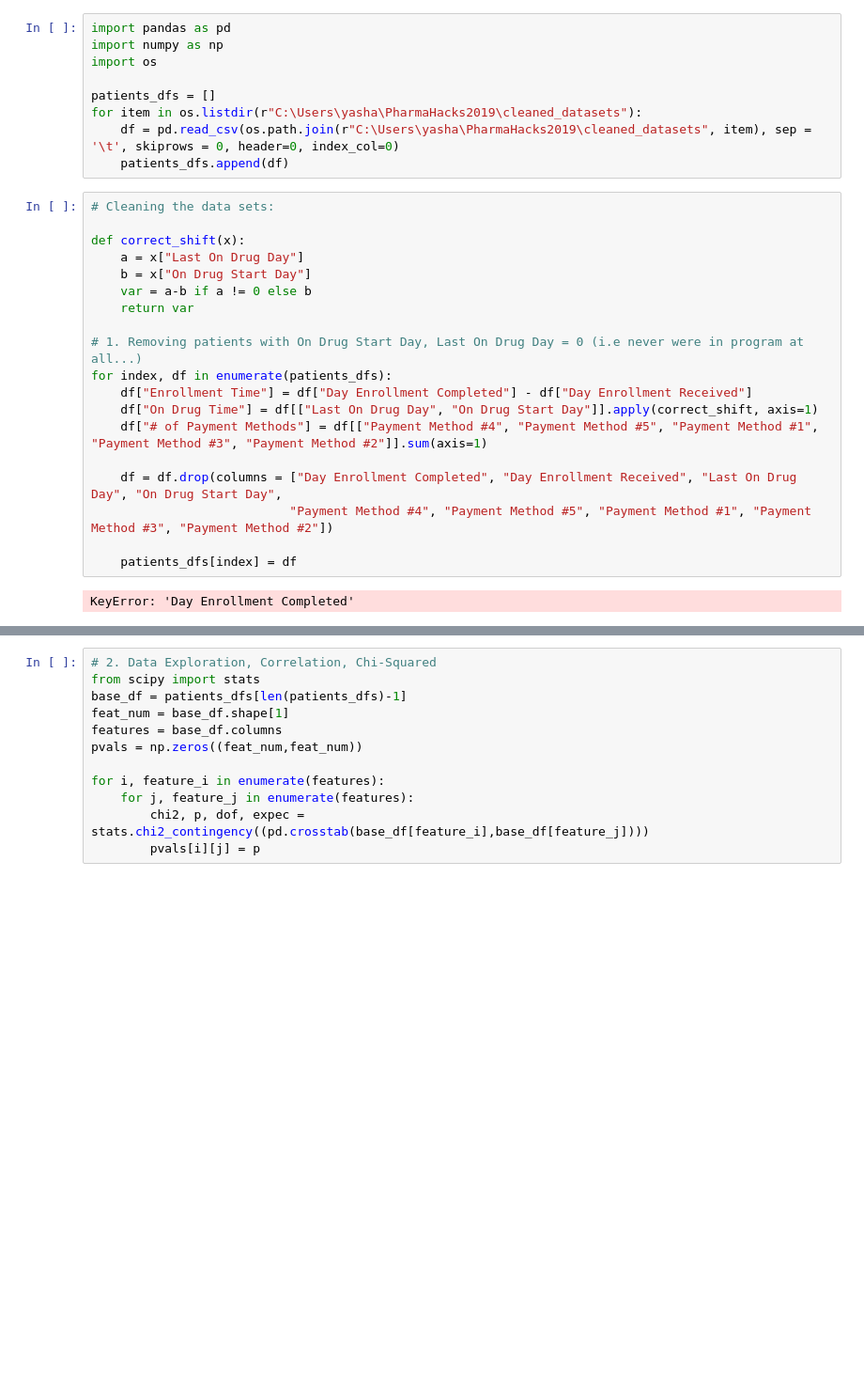
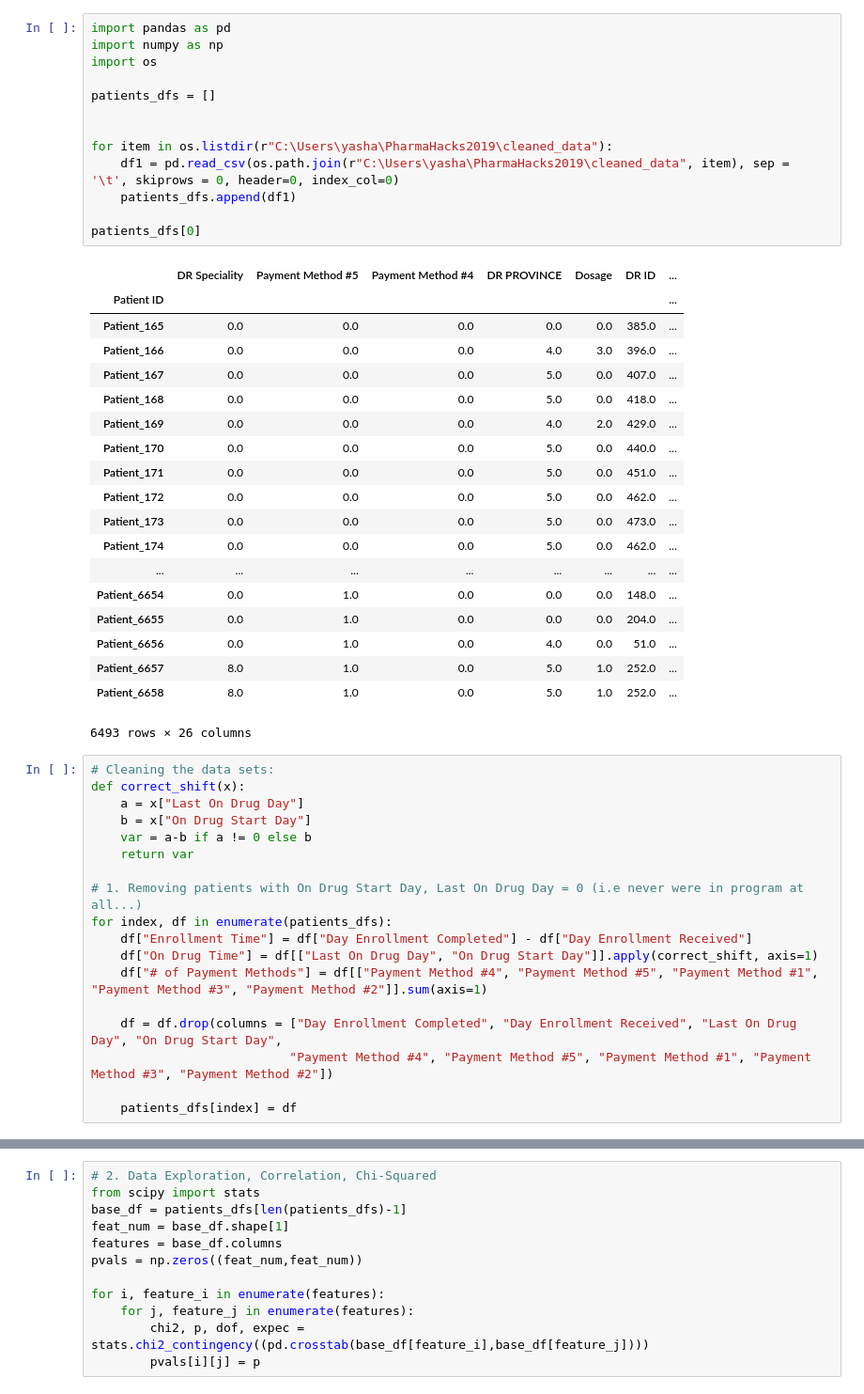
Before and after one commit to jshkrob/PharmaHacks2019, a Jupyter notebook: PharmaHacks EDA.ipynb, the cells around one changed output, grey strips where cells are left out. Shown at 94% size. Saved outputs shown, nothing was run; the diff lists cells and outputs as text; blank space fills up the shorter version.

```diff
--- a/PharmaHacks EDA.ipynb
+++ b/PharmaHacks EDA.ipynb
@@ -1,15 +1,38 @@
 # %%
 import pandas as pd
 import numpy as np
 import os
 
 patients_dfs = []
-for item in os.listdir(r"C:\Users\yasha\PharmaHacks2019\cleaned_datasets"):
-    df = pd.read_csv(os.path.join(r"C:\Users\yasha\PharmaHacks2019\cleaned_datasets", item), sep = '\t', skiprows = 0, header=0, index_col=0)
-    patients_dfs.append(df)
+
+
+for item in os.listdir(r"C:\Users\yasha\PharmaHacks2019\cleaned_data"):
+    df1 = pd.read_csv(os.path.join(r"C:\Users\yasha\PharmaHacks2019\cleaned_data", item), sep = '\t', skiprows = 0, header=0, index_col=0)
+    patients_dfs.append(df1)
+
+patients_dfs[0]
+# %% [output]
+|  | DR Speciality | Payment Method #5 | Payment Method #4 | DR PROVINCE | Dosage | DR ID | ... |
+| Patient ID |  |  |  |  |  |  | ... |
+| Patient_165 | 0.0 | 0.0 | 0.0 | 0.0 | 0.0 | 385.0 | ... |
+| Patient_166 | 0.0 | 0.0 | 0.0 | 4.0 | 3.0 | 396.0 | ... |
+| Patient_167 | 0.0 | 0.0 | 0.0 | 5.0 | 0.0 | 407.0 | ... |
+| Patient_168 | 0.0 | 0.0 | 0.0 | 5.0 | 0.0 | 418.0 | ... |
+| Patient_169 | 0.0 | 0.0 | 0.0 | 4.0 | 2.0 | 429.0 | ... |
+| Patient_170 | 0.0 | 0.0 | 0.0 | 5.0 | 0.0 | 440.0 | ... |
+| Patient_171 | 0.0 | 0.0 | 0.0 | 5.0 | 0.0 | 451.0 | ... |
+| Patient_172 | 0.0 | 0.0 | 0.0 | 5.0 | 0.0 | 462.0 | ... |
+| Patient_173 | 0.0 | 0.0 | 0.0 | 5.0 | 0.0 | 473.0 | ... |
+| Patient_174 | 0.0 | 0.0 | 0.0 | 5.0 | 0.0 | 462.0 | ... |
+| ... | ... | ... | ... | ... | ... | ... | ... |
+| Patient_6654 | 0.0 | 1.0 | 0.0 | 0.0 | 0.0 | 148.0 | ... |
+| Patient_6655 | 0.0 | 1.0 | 0.0 | 0.0 | 0.0 | 204.0 | ... |
+| Patient_6656 | 0.0 | 1.0 | 0.0 | 4.0 | 0.0 | 51.0 | ... |
+| Patient_6657 | 8.0 | 1.0 | 0.0 | 5.0 | 1.0 | 252.0 | ... |
+| Patient_6658 | 8.0 | 1.0 | 0.0 | 5.0 | 1.0 | 252.0 | ... |
+6493 rows × 26 columns
 # %%
 # Cleaning the data sets:
-
 def correct_shift(x):
     a = x["Last On Drug Day"]
     b = x["On Drug Start Day"]
@@ -26,5 +49,3 @@ for index, df in enumerate(patients_dfs):
                            "Payment Method #4", "Payment Method #5", "Payment Method #1", "Payment Method #3", "Payment Method #2"])
 
     patients_dfs[index] = df
-# %% [output]
-KeyError: 'Day Enrollment Completed'
```
Also changed, not shown: parts of 6 cells of this notebook.
